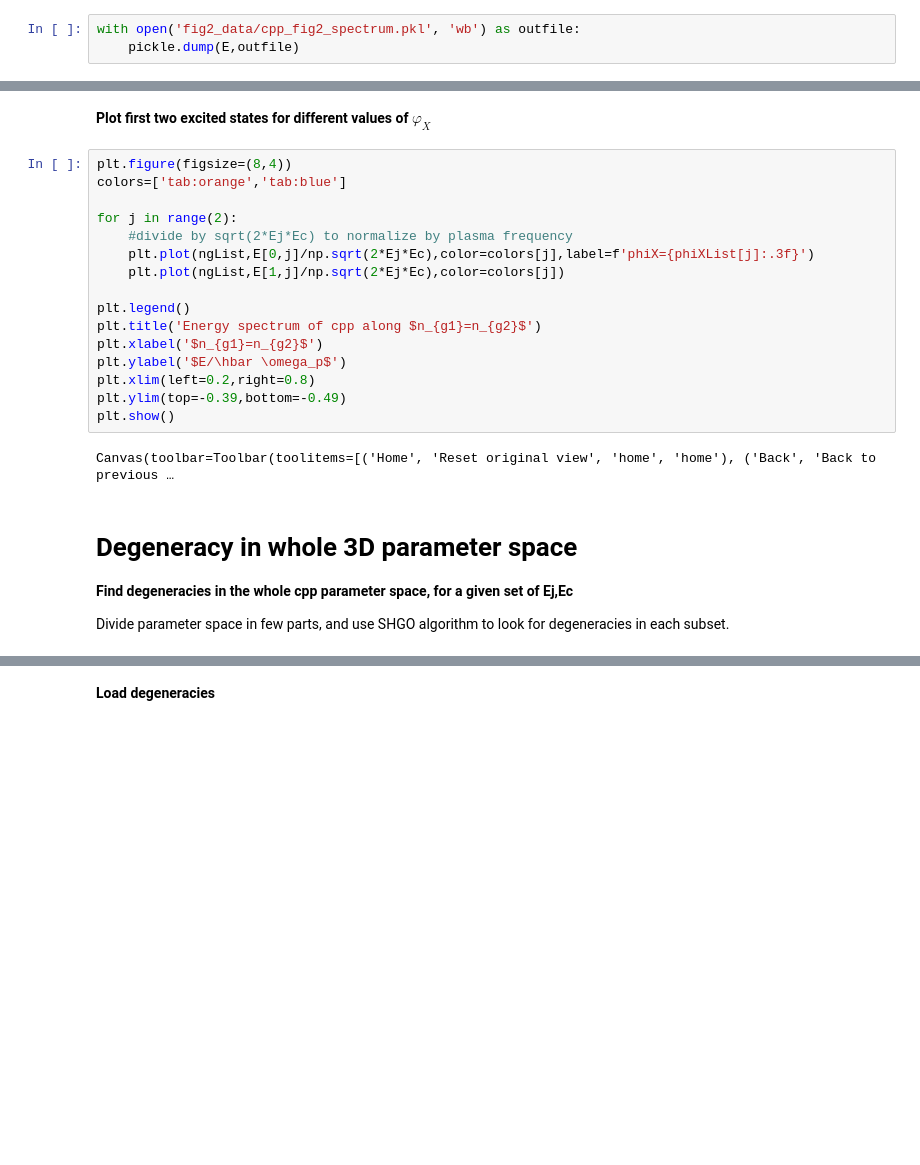
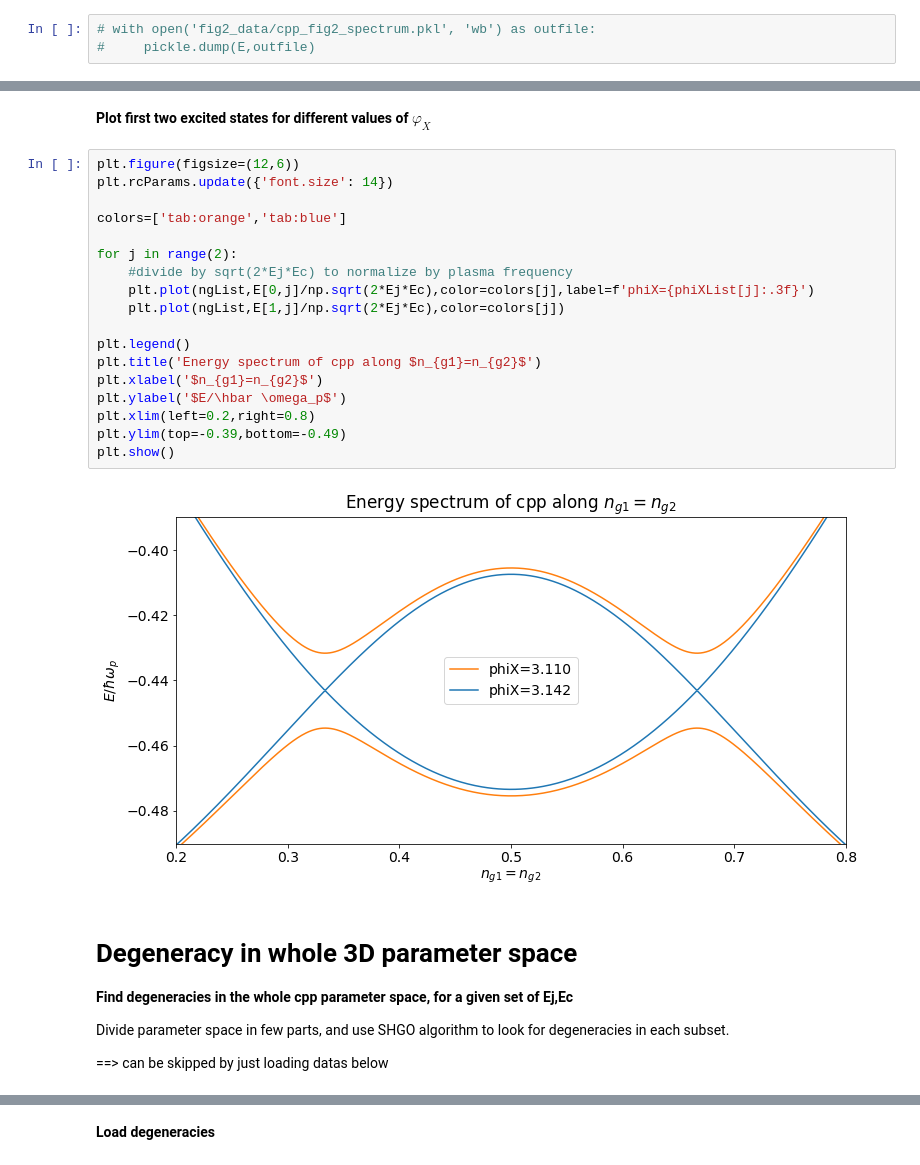
Before and after one commit to FluxQuantumLab/JHD-paper-zenodo, a Jupyter notebook: fig2.ipynb, the cells around one changed output, grey strips where cells are left out. Drawn from its saved outputs; the diff is of its cells as text; blank space fills up the shorter version.

```diff
--- a/fig2.ipynb
+++ b/fig2.ipynb
@@ -51,6 +45,6 @@ NameError: name 'nbands' is not defined
 # %%
-with open('fig2_data/cpp_fig2_spectrum.pkl', 'wb') as outfile:
-    pickle.dump(E,outfile)
+# with open('fig2_data/cpp_fig2_spectrum.pkl', 'wb') as outfile:
+#     pickle.dump(E,outfile)
 # %% [markdown]
 **Load data**
 # %%
@@ -59,29 +53,33 @@ with open('fig2_data/cpp_fig2_spectrum.pkl', 'rb') as outfile:
 # %% [markdown]
 **Plot first two excited states for different values of $\varphi_X$**
 # %%
-plt.figure(figsize=(8,4))
+plt.figure(figsize=(12,6))
+plt.rcParams.update({'font.size': 14})
+
 colors=['tab:orange','tab:blue']
 
 for j in range(2):
     #divide by sqrt(2*Ej*Ec) to normalize by plasma frequency
     plt.plot(ngList,E[0,j]/np.sqrt(2*Ej*Ec),color=colors[j],label=f'phiX={phiXList[j]:.3f}')
     plt.plot(ngList,E[1,j]/np.sqrt(2*Ej*Ec),color=colors[j])
 
 plt.legend()
 plt.title('Energy spectrum of cpp along $n_{g1}=n_{g2}$')
 plt.xlabel('$n_{g1}=n_{g2}$')
 plt.ylabel('$E/\hbar \omega_p$')
 plt.xlim(left=0.2,right=0.8)
 plt.ylim(top=-0.39,bottom=-0.49)
 plt.show()
 # %% [output]
-Canvas(toolbar=Toolbar(toolitems=[('Home', 'Reset original view', 'home', 'home'), ('Back', 'Back to previous …
+[figure, added]
 # %% [markdown]
 # Degeneracy in whole 3D parameter space
 
 **Find degeneracies in the whole cpp parameter space, for a given set of Ej,Ec**
 
 Divide parameter space in few parts, and use SHGO algorithm to look for degeneracies in each subset.
+
+==> can be skipped by just loading datas below
 # %%
 N=11 # number of charge states
 nbands=7 # number of excited states to computed
```
Also changed, not shown: parts of 9 cells of this notebook, 1 other file.
